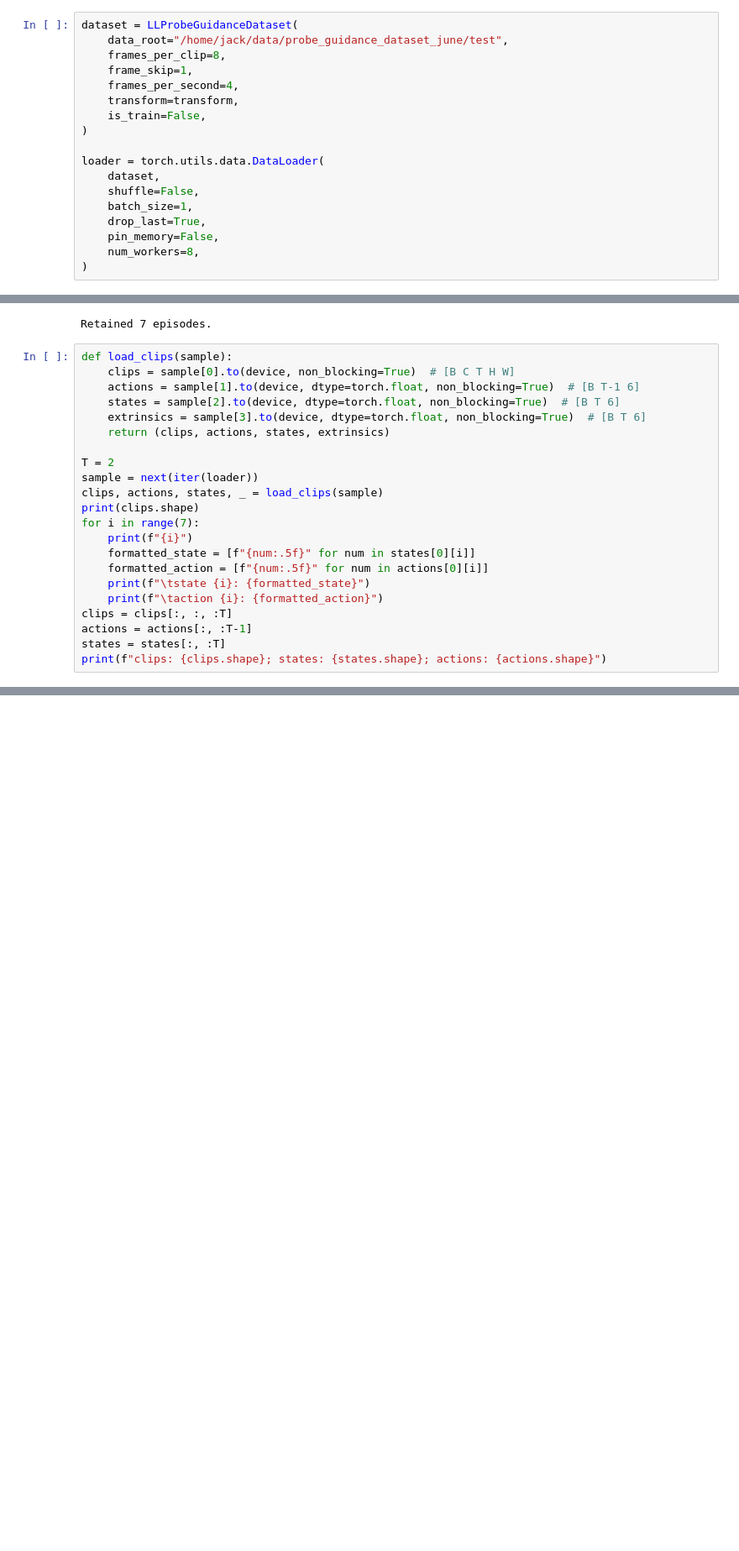
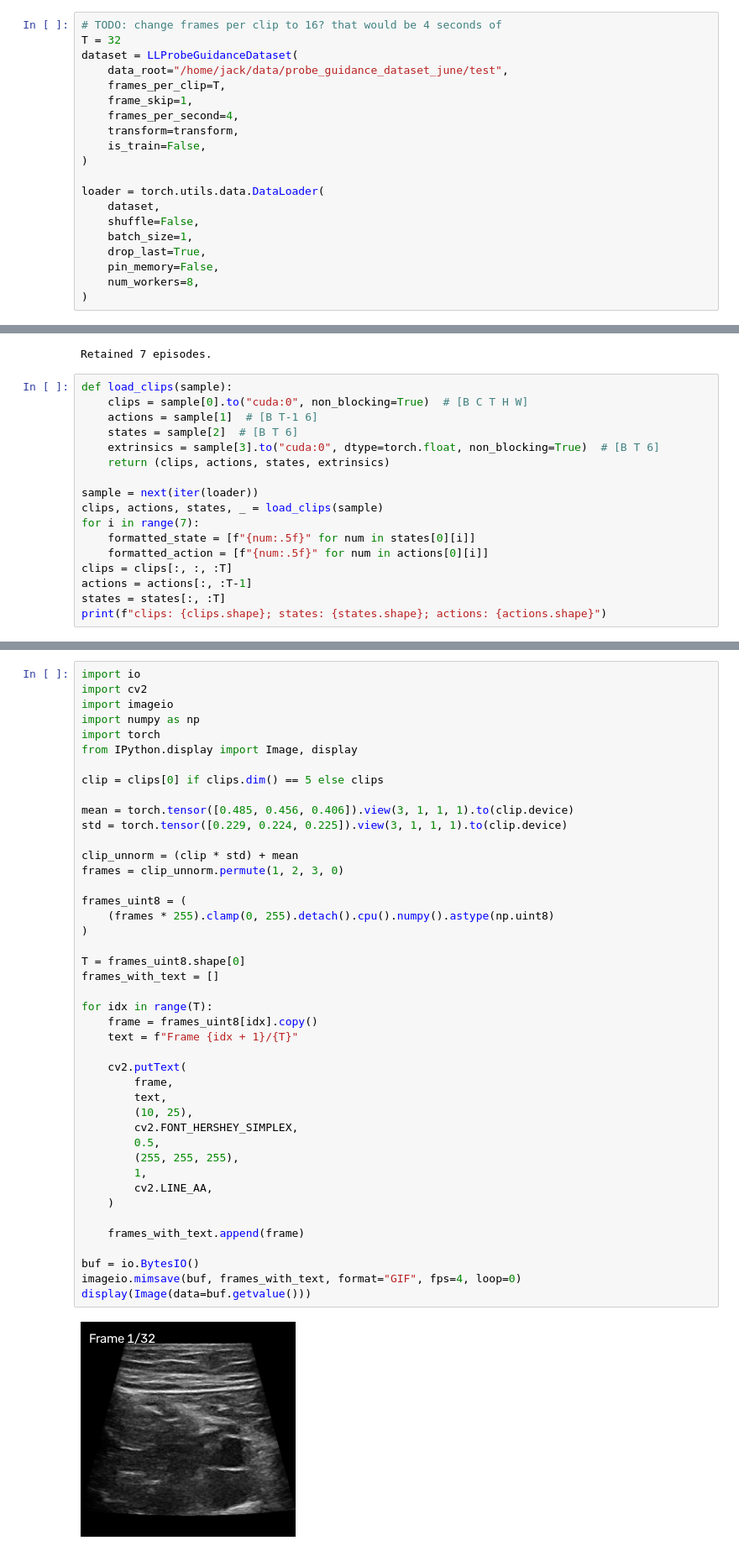
Before and after one commit to csu-signal/vjepa2, a Jupyter notebook: notebooks/probe_guidance_testing.ipynb, the cells around one changed output, grey strips where cells are left out. Shown at 84% size. Drawn from its saved outputs; the diff is of its cells as text; blank space fills up the shorter version.

```diff
--- a/notebooks/probe_guidance_testing.ipynb
+++ b/notebooks/probe_guidance_testing.ipynb
@@ -140,9 +140,11 @@ transform = make_transforms(
     crop_size=crop_size,
 )
 # %%
+# TODO: change frames per clip to 16? that would be 4 seconds of
+T = 32
 dataset = LLProbeGuidanceDataset(
     data_root="/home/jack/data/probe_guidance_dataset_june/test",
-    frames_per_clip=8,
+    frames_per_clip=T,
     frame_skip=1,
     frames_per_second=4,
     transform=transform,
@@ -162,22 +164,17 @@ Scanning 7 episodes for valid tracking clips...
 Retained 7 episodes.
 # %%
 def load_clips(sample):
-    clips = sample[0].to(device, non_blocking=True)  # [B C T H W]
-    actions = sample[1].to(device, dtype=torch.float, non_blocking=True)  # [B T-1 6]
-    states = sample[2].to(device, dtype=torch.float, non_blocking=True)  # [B T 6]
-    extrinsics = sample[3].to(device, dtype=torch.float, non_blocking=True)  # [B T 6]
+    clips = sample[0].to("cuda:0", non_blocking=True)  # [B C T H W]
+    actions = sample[1]  # [B T-1 6]
+    states = sample[2]  # [B T 6]
+    extrinsics = sample[3].to("cuda:0", dtype=torch.float, non_blocking=True)  # [B T 6]
     return (clips, actions, states, extrinsics)
 
-T = 2
 sample = next(iter(loader))
 clips, actions, states, _ = load_clips(sample)
-print(clips.shape)
 for i in range(7):
-    print(f"{i}")
     formatted_state = [f"{num:.5f}" for num in states[0][i]]
     formatted_action = [f"{num:.5f}" for num in actions[0][i]]
-    print(f"\tstate {i}: {formatted_state}")
-    print(f"\taction {i}: {formatted_action}")
 clips = clips[:, :, :T]
 actions = actions[:, :T-1]
 states = states[:, :T]
@@ -211,0 +186,45 @@ _ = plt.imshow(np.transpose(np_clips[0], (2, 1, 3, 0)).reshape(256, 256 * T, 3))
+# %%
+import io
+import cv2
+import imageio
+import numpy as np
+import torch
+from IPython.display import Image, display
+
+clip = clips[0] if clips.dim() == 5 else clips
+
+mean = torch.tensor([0.485, 0.456, 0.406]).view(3, 1, 1, 1).to(clip.device)
+std = torch.tensor([0.229, 0.224, 0.225]).view(3, 1, 1, 1).to(clip.device)
+
+clip_unnorm = (clip * std) + mean
+frames = clip_unnorm.permute(1, 2, 3, 0)
+
+frames_uint8 = (
+    (frames * 255).clamp(0, 255).detach().cpu().numpy().astype(np.uint8)
+)
+
+T = frames_uint8.shape[0]
+frames_with_text = []
+
+for idx in range(T):
+    frame = frames_uint8[idx].copy()
+    text = f"Frame {idx + 1}/{T}"
+
+    cv2.putText(
+        frame,
+        text,
+        (10, 25),
+        cv2.FONT_HERSHEY_SIMPLEX,
+        0.5,
+        (255, 255, 255),
+        1,
+        cv2.LINE_AA,
+    )
+
+    frames_with_text.append(frame)
+
+buf = io.BytesIO()
+imageio.mimsave(buf, frames_with_text, format="GIF", fps=4, loop=0)
+display(Image(data=buf.getvalue()))
+# %% [output]
+[figure, added]
```
Also changed, not shown: parts of 24 cells of this notebook.
